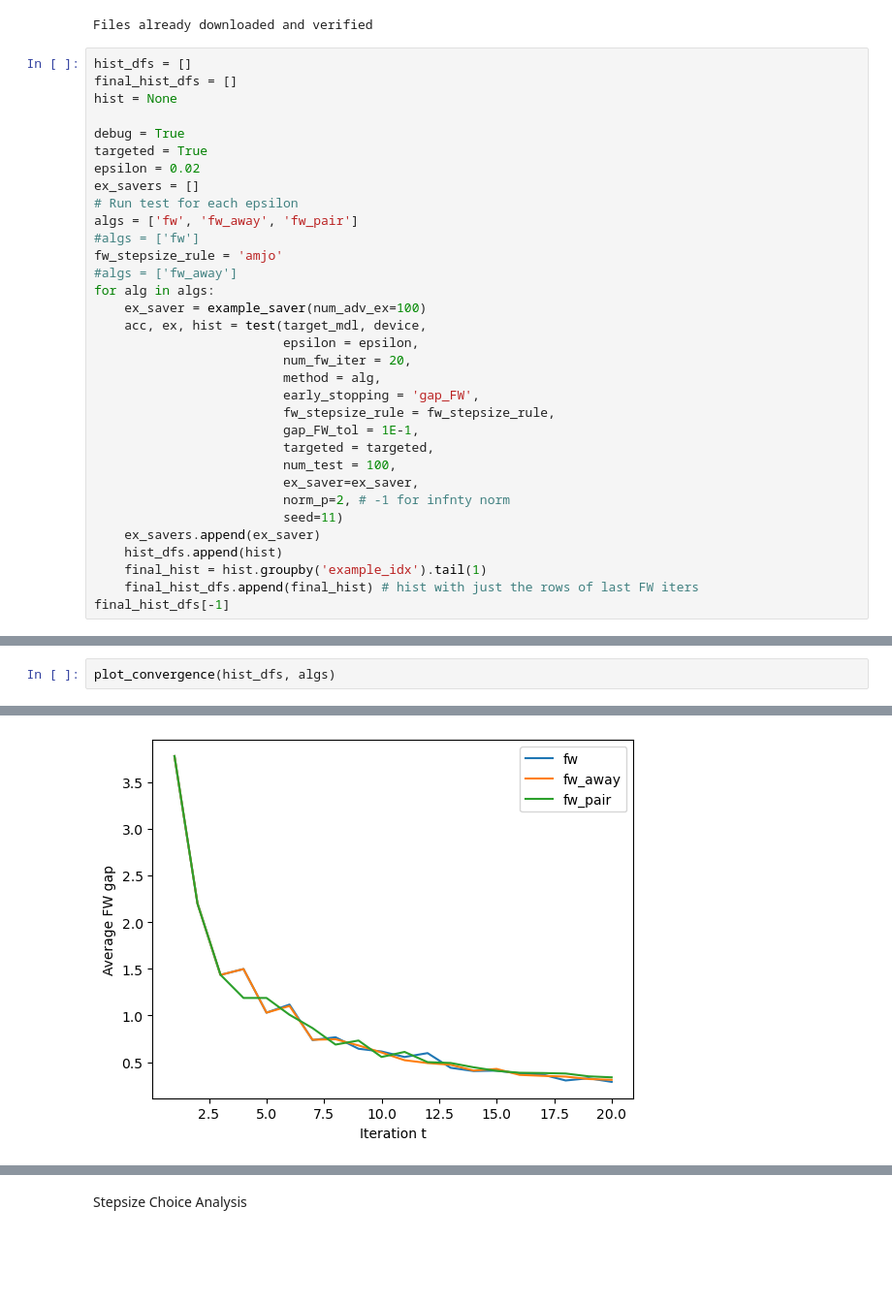
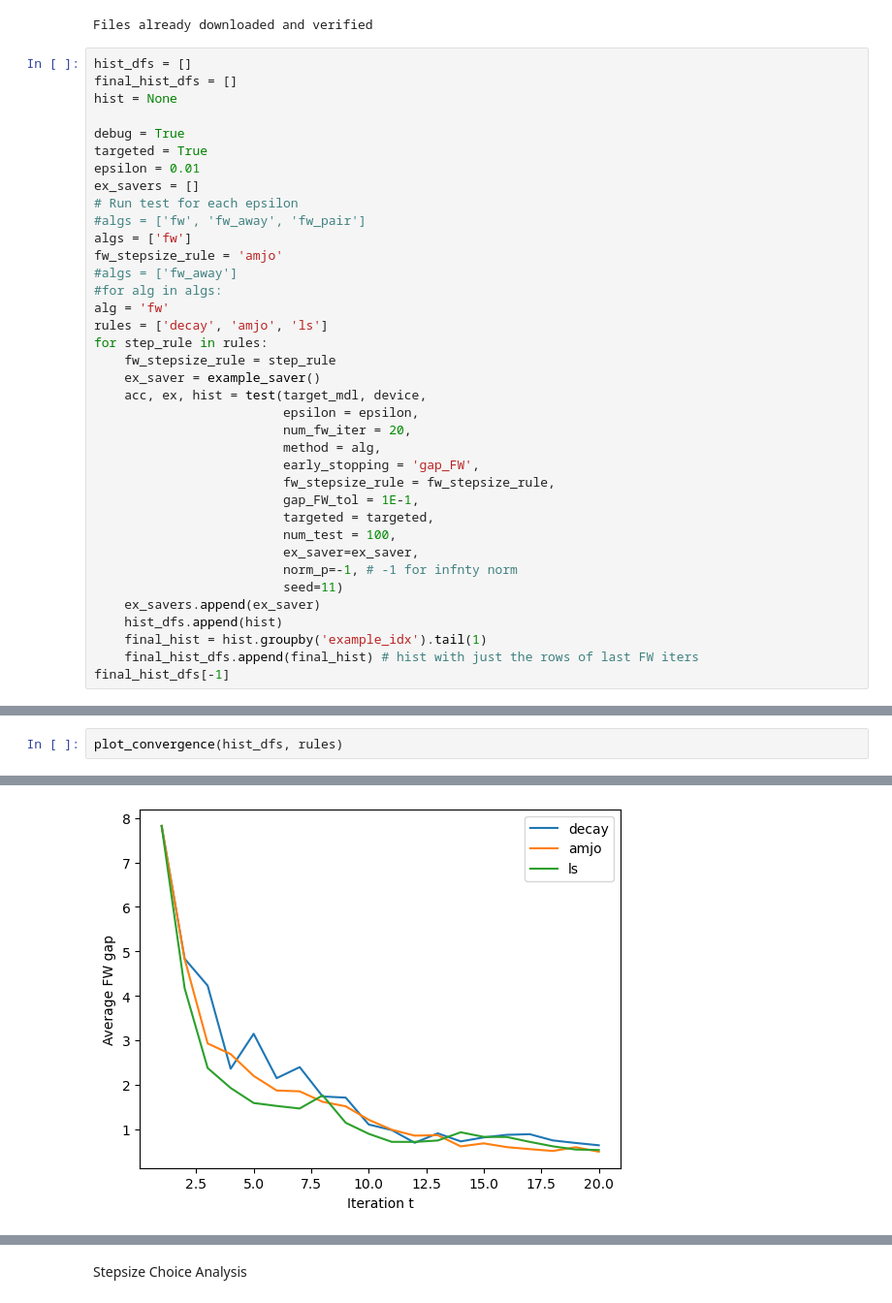
Before and after one commit to TannerAGraves/FW-variants-for-WB-Adversarial-Attacks, a Jupyter notebook: test attacks.ipynb, the cells around one changed output, grey strips where cells are left out. Shown at 97% size. Cells and saved outputs as stored; diff of their text form; blank space fills up the shorter version.

```diff
--- a/test attacks.ipynb
+++ b/test attacks.ipynb
@@ -52,15 +52,19 @@ hist = None
 
 debug = True
 targeted = True
-epsilon = 0.02
+epsilon = 0.01
 ex_savers = []
 # Run test for each epsilon
-algs = ['fw', 'fw_away', 'fw_pair']
-#algs = ['fw']
+#algs = ['fw', 'fw_away', 'fw_pair']
+algs = ['fw']
 fw_stepsize_rule = 'amjo'
 #algs = ['fw_away']
-for alg in algs:
-    ex_saver = example_saver(num_adv_ex=100)
+#for alg in algs:
+alg = 'fw'
+rules = ['decay', 'amjo', 'ls']
+for step_rule in rules:
+    fw_stepsize_rule = step_rule
+    ex_saver = example_saver()
     acc, ex, hist = test(target_mdl, device,
                          epsilon = epsilon,
                          num_fw_iter = 20,
@@ -71,7 +75,7 @@ for alg in algs:
                          targeted = targeted,
                          num_test = 100,
                          ex_saver=ex_saver,
-                         norm_p=2, # -1 for infnty norm
+                         norm_p=-1, # -1 for infnty norm
                          seed=11)
     ex_savers.append(ex_saver)
     hist_dfs.append(hist)
@@ -98,3 +116,3 @@ Epsilon: 0.02   Correct Classifications (Failed Attacks) = 40 / 100 = 0.4
 # %%
-plot_convergence(hist_dfs, algs)
+plot_convergence(hist_dfs, rules)
 # %% [output]
@@ -111,2 +128,2 @@ fw_pair
-[figure, old version]
+[figure, new version]
 # %%
```
Also changed, not shown: parts of 4 cells of this notebook, 12 other files.
